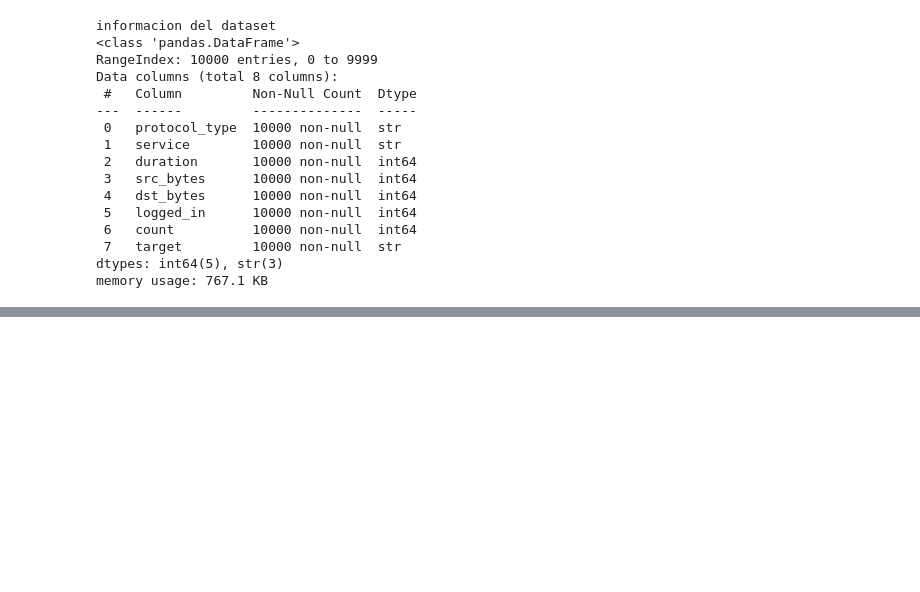
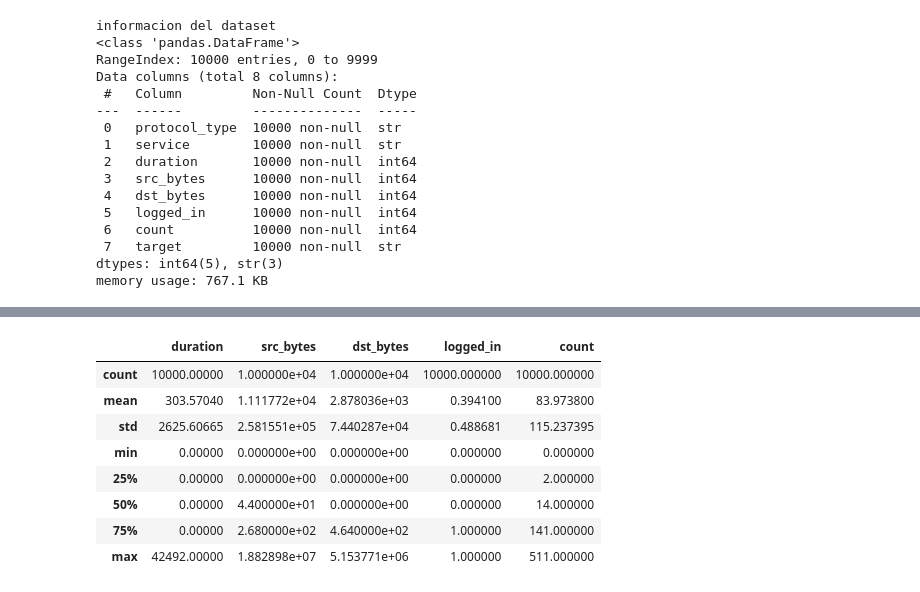
Before and after one commit to AgusDevRolon/proyecto_de_python_prediccion_anomalias, a Jupyter notebook: notebook.ipynb, the cells around one changed output, grey strips where cells are left out. Cells and saved outputs as stored; diff of their text form; code cells hidden in the pictures; blank space fills up the shorter version.

```diff
--- a/notebook.ipynb
+++ b/notebook.ipynb
@@ -31,0 +55,12 @@ print(df.isnull().sum())
+# %%
+display(df.describe())
+# %% [output]
+|  | duration | src_bytes | dst_bytes | logged_in | count |
+| count | 10000.00000 | 1.000000e+04 | 1.000000e+04 | 10000.000000 | 10000.000000 |
+| mean | 303.57040 | 1.111772e+04 | 2.878036e+03 | 0.394100 | 83.973800 |
+| std | 2625.60665 | 2.581551e+05 | 7.440287e+04 | 0.488681 | 115.237395 |
+| min | 0.00000 | 0.000000e+00 | 0.000000e+00 | 0.000000 | 0.000000 |
+| 25% | 0.00000 | 0.000000e+00 | 0.000000e+00 | 0.000000 | 2.000000 |
+| 50% | 0.00000 | 4.400000e+01 | 0.000000e+00 | 0.000000 | 14.000000 |
+| 75% | 0.00000 | 2.680000e+02 | 4.640000e+02 | 1.000000 | 141.000000 |
+| max | 42492.00000 | 1.882898e+07 | 5.153771e+06 | 1.000000 | 511.000000 |
```
Also changed, not shown: parts of 4 cells of this notebook, 1 other file.
